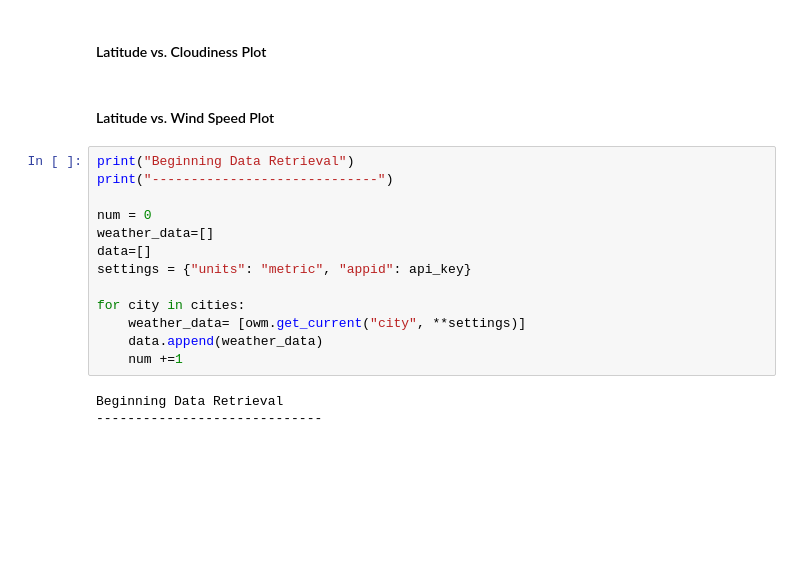
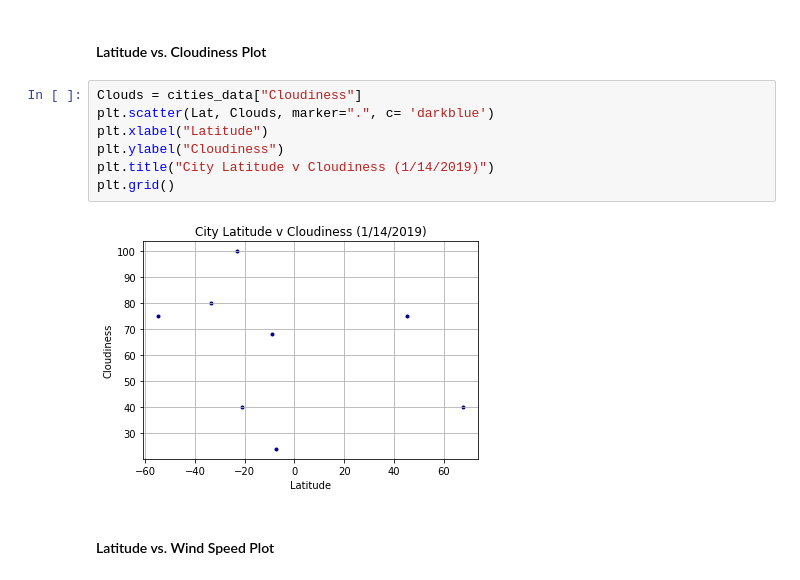
Before and after one commit to rvp0005/Python_API_Homework, a Jupyter notebook: Instructions/starter_code/WeatherPy.ipynb, the cells around one changed output. Saved outputs shown, nothing was run; the diff lists cells and outputs as text; blank space fills up the shorter version.

```diff
--- a/Instructions/starter_code/WeatherPy.ipynb
+++ b/Instructions/starter_code/WeatherPy.ipynb
@@ -162,20 +185,13 @@ refined_cities
 # %% [markdown]
 #### Latitude vs. Cloudiness Plot
+# %%
+Clouds = cities_data["Cloudiness"]
+plt.scatter(Lat, Clouds, marker=".", c= 'darkblue')
+plt.xlabel("Latitude")
+plt.ylabel("Cloudiness")
+plt.title("City Latitude v Cloudiness (1/14/2019)")
+plt.grid()
+# %% [output]
+[figure, added]
 # %% [markdown]
 #### Latitude vs. Wind Speed Plot
-# %%
-print("Beginning Data Retrieval")
-print("-----------------------------")
-
-num = 0
-weather_data=[]
-data=[]
-settings = {"units": "metric", "appid": api_key}
-
-for city in cities:
-    weather_data= [owm.get_current("city", **settings)]
-    data.append(weather_data)
-    num +=1
-# %% [output]
-Beginning Data Retrieval
------------------------------
```
Also changed, not shown: parts of 12 cells of this notebook.
